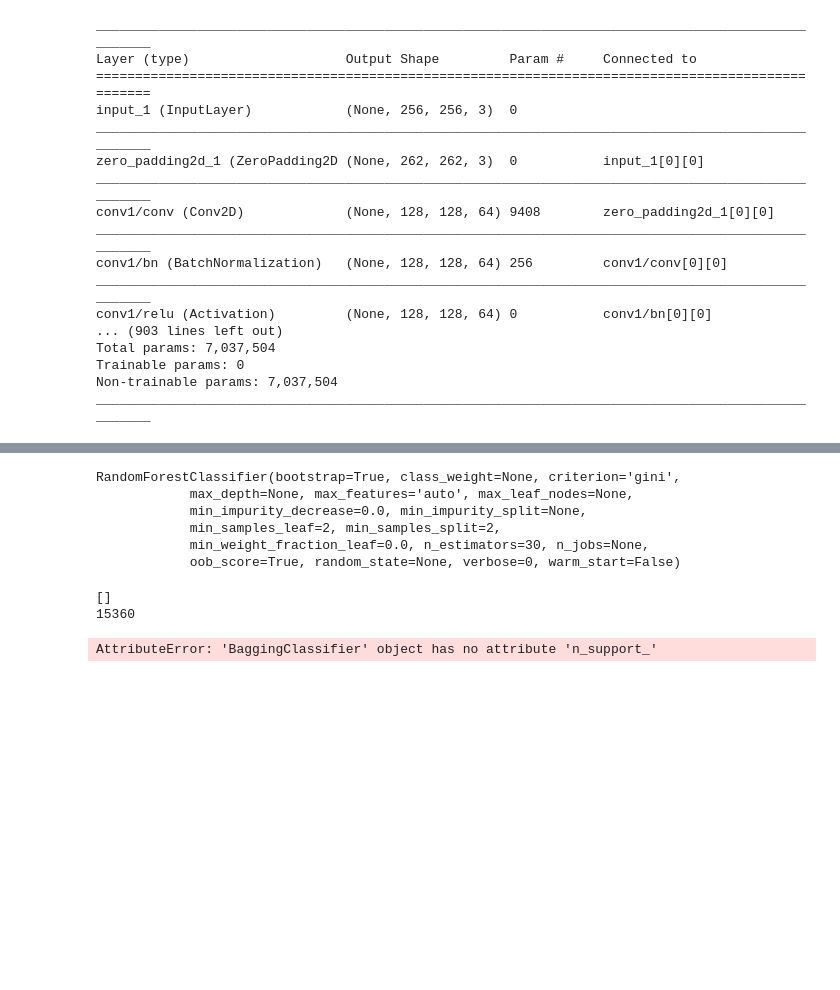
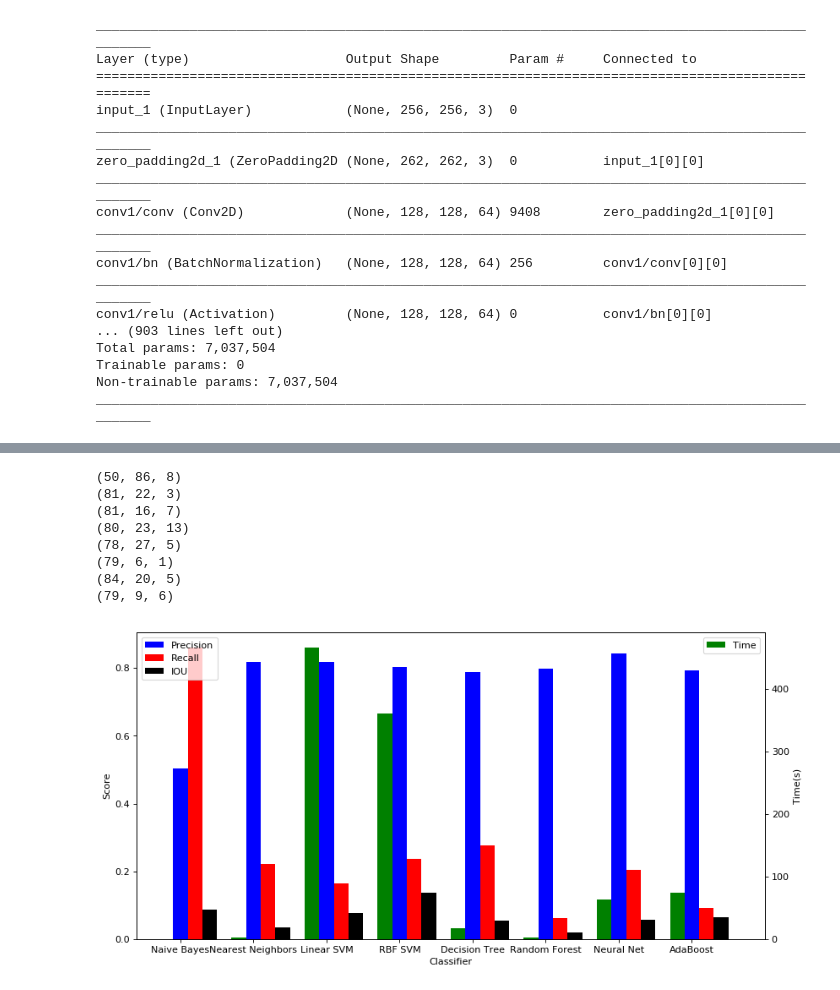
Before and after one commit to jsreid13/syde677-project, a Jupyter notebook: scripts/densenet_svm_split.ipynb, the cells around one changed output, grey strips where cells are left out. Drawn from its saved outputs; the diff is of its cells as text; code cells hidden in the pictures; blank space fills up the shorter version.

Commit message:
Added metrics to classifier training

```diff
--- a/scripts/densenet_svm_split.ipynb
+++ b/scripts/densenet_svm_split.ipynb
@@ -285,23 +469,57 @@ def gen_data(gen, model, return_images=False, exclude_neg=True):
+# %%
+indent = np.arange(len(names))
+fig = plt.figure(figsize=(12, 6), dpi=80)
+ax = fig.add_subplot(111)
+ax2 = ax.twinx()
+width = 0.2
+ax.bar(indent, precisions, width, color='b', align='center', label='Precision')
+ax.bar(indent+width, recalls, width, color='r', align='center', label='Recall')
+ax.bar(indent+ 2 * width, ious, width, color='k', align='center', label='IOU')
+ax2.bar(indent-width, times, width, color='g', align='center', label='Time')
+
+ax.set(xticks=indent, xticklabels=names, xlim=[2*width - 1, len(names)])
+ax.legend(loc=2)
+ax2.legend(loc=0)
+ax.set_ylabel('Score')
+ax.set_xlabel('Classifier')
+ax2.set_ylabel('Time(s)')
+plt.draw()
+plt.savefig('classifier_comparison.png')
+out = [print((int(p*100), int(r*100), int(i*100))) for p, r, i in
+          zip(precisions, recalls, ious)]
+# %% [output]
+(50, 86, 8)
+(81, 22, 3)
+(81, 16, 7)
+(80, 23, 13)
+(78, 27, 5)
+(79, 6, 1)
+(84, 20, 5)
+(79, 9, 6)
+[figure, added]
 # %%
-from sklearn.ensemble import RandomForestClassifier
+from sklearn import svm
 
-rf_clf = RandomForestClassifier(n_estimators=30,
-                             min_samples_leaf=2,
-                             oob_score=True)
+svm_clf = svm.SVC(C=10, gamma='scale')
 X_train = []
 y_train = []
 
-for _ in range(10):  # range(len(grouped_bbox_df)/BATCH_SIZE):
+for _ in range(5):  # range(len(grouped_bbox_df)/BATCH_SIZE):
     X, y = gen_data(train_generator, base_pretrained_model)
     [X_train.append(val) for val in X]
     [y_train.append(val) for val in y]
 
 #print("Starting Training")
-rf_clf.fit(X_train, y_train)
+print(svm_clf.fit(X_train, y_train))
+#joblib.dump(svm_clf, 'densenet_svm_split.joblib')
+
+print("Number of training vectors: " + str(len(X_train)))
+print("Number of support vectors: " + str(clf.n_support_))
+
+print(find_accuracy(svm_clf))
+print(draw_predicted_boxes(svm_clf, show=True))
+# C = 100000: 0.379281537176274 / 20 train batch: 0.4097771387491014
+# C = 10000 : 0.37610264635124296
+# C = 1000  : 0.350354609929078
+# C = 100   : 0.38436692506459946
+# C = 10    : 0.32
-# %% [output]
-RandomForestClassifier(bootstrap=True, class_weight=None, criterion='gini',
-            max_depth=None, max_features='auto', max_leaf_nodes=None,
-            min_impurity_decrease=0.0, min_impurity_split=None,
-            min_samples_leaf=2, min_samples_split=2,
-            min_weight_fraction_leaf=0.0, n_estimators=30, n_jobs=None,
-            oob_score=True, random_state=None, verbose=0, warm_start=False)
@@ -322,12 +525,0 @@ svm_clf.fit(X_train, y_train)
-# %%
-from sklearn.externals import joblib
-joblib.dump(svm_clf, 'densenet_svm_split.joblib')
-
-# clf = joblib.load('densenet_svm.joblib')
-print([True for val in y_train if val != 0 if val != 1]) # Confirm only 2 classes
-print(len(X_train))
-clf.n_support_
-# %% [output]
-[]
-15360
-AttributeError: 'BaggingClassifier' object has no attribute 'n_support_'
```
Also changed, not shown: parts of 8 cells of this notebook.
